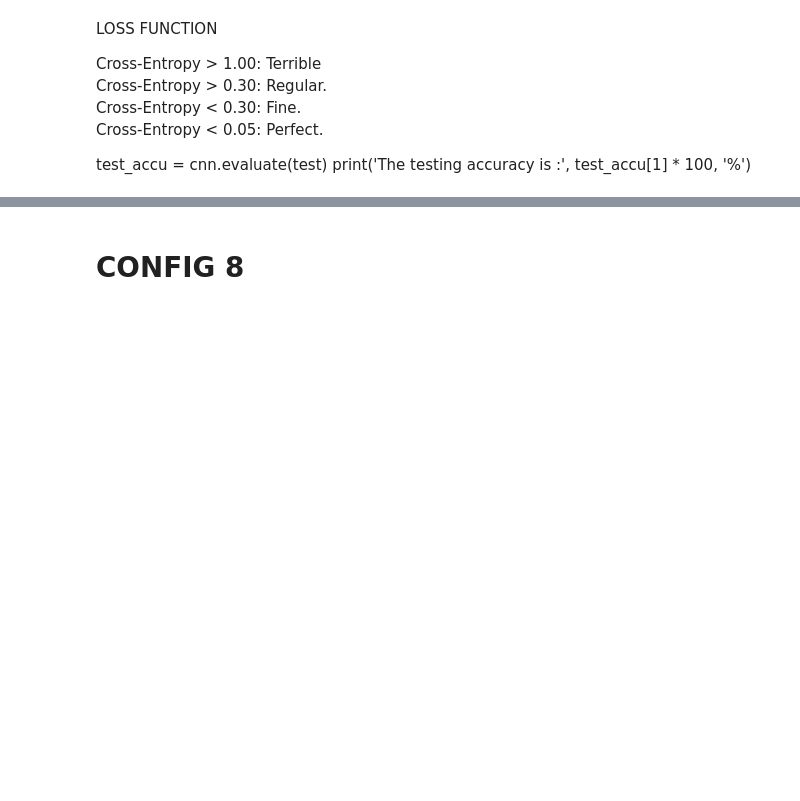
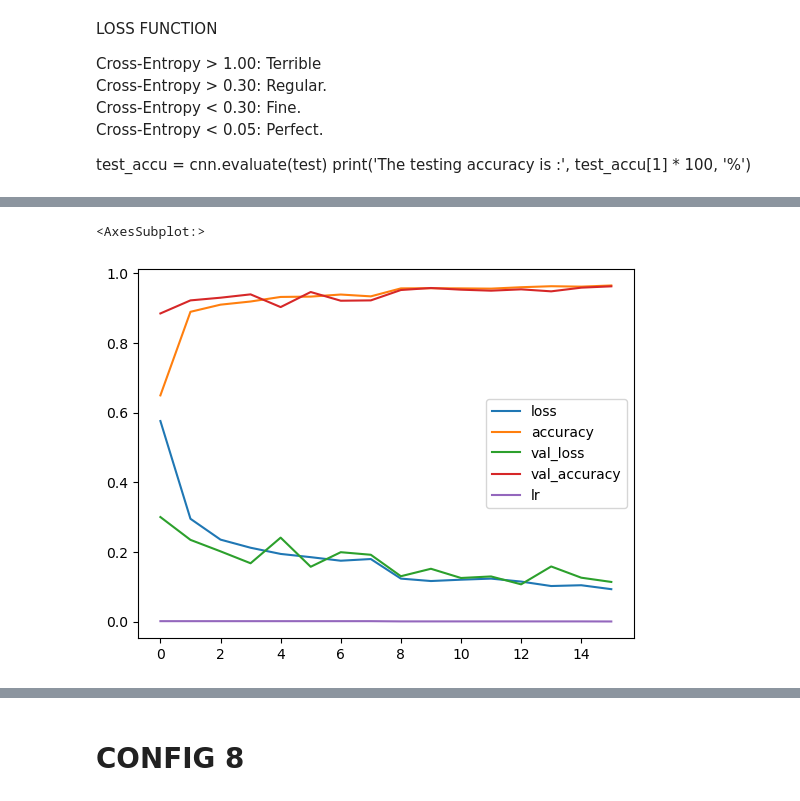
Before and after one commit to 2223066/CCT_Master_Data_Analytics_Sem2_CA1, a Jupyter notebook: MSC_DA_InterGr_CA1_A.ipynb, the cells around one changed output, grey strips where cells are left out. Saved outputs shown, nothing was run; the diff lists cells and outputs as text; code cells hidden in the pictures; blank space fills up the shorter version.

Commit message:
RMSprop optimizer

```diff
--- a/MSC_DA_InterGr_CA1_A.ipynb
+++ b/MSC_DA_InterGr_CA1_A.ipynb
@@ -191,0 +202,73 @@ print('The testing accuracy is :', test_accu[1] * 100, '%')
+# %%
+#The batch refers to the number of training examples utilized in one #iteration
+batch_size = 16
+
+#The dimension of the images we are going to define is 500x500 img_height = 500
+img_height = 500
+img_width = 500
+
+image_gen = ImageDataGenerator(
+                                  rescale = 1./255,
+                                  shear_range = 0.2,
+                                  zoom_range = 0.2,
+                                  horizontal_flip = True,
+                               )
+# Create Image Data Generator for Test/Validation Set
+test_data_gen = ImageDataGenerator(rescale = 1./255)
+
+#LOADING IMAGES
+train = image_gen.flow_from_directory(
+      train_path,
+      target_size = (img_height, img_width),
+      color_mode = 'grayscale',
+      class_mode = 'binary',
+      batch_size = batch_size
+      )
+test = test_data_gen.flow_from_directory(
+      test_path,
+      target_size = (img_height, img_width),
+      color_mode = 'grayscale',
+      shuffle = False, #setting shuffle as False just so we can later compare it with predicted values without having indexing problem
+      class_mode = 'binary',
+      batch_size = batch_size
+      )
+valid = test_data_gen.flow_from_directory(
+      valid_path,
+      target_size = (img_height, img_width),
+      color_mode = 'grayscale',
+      class_mode = 'binary',
+      batch_size = batch_size
+      )
+
+#Adding layers to model
+cnn = Sequential()
+cnn.add(Conv2D(32, (3, 3), activation="relu", input_shape=(img_width, img_height, 1)))
+cnn.add(MaxPooling2D(pool_size = (2, 2)))
+cnn.add(Conv2D(32, (3, 3), activation="relu", input_shape=(img_width, img_height, 1)))
+cnn.add(MaxPooling2D(pool_size = (2, 2)))
+cnn.add(Conv2D(32, (3, 3), activation="relu", input_shape=(img_width, img_height, 1)))
+cnn.add(MaxPooling2D(pool_size = (2, 2)))
+cnn.add(Conv2D(64, (3, 3), activation="relu", input_shape=(img_width, img_height, 1)))
+cnn.add(MaxPooling2D(pool_size = (2, 2)))
+cnn.add(Conv2D(64, (3, 3), activation="relu", input_shape=(img_width, img_height, 1)))
+cnn.add(MaxPooling2D(pool_size = (2, 2)))
+cnn.add(Flatten())
+cnn.add(Dense(activation = 'relu', units = 128))
+cnn.add(Dense(activation = 'relu', units = 64))
+cnn.add(Dense(activation = 'sigmoid', units = 1))
+cnn.compile(optimizer = 'RMSprop', loss = 'binary_crossentropy', metrics = ['accuracy'])
+
+#Defining Callback list
+early = EarlyStopping(monitor = "val_loss", mode = "min", patience = 3)
+learning_rate_reduction = ReduceLROnPlateau(monitor = 'val_loss', patience = 2, verbose = 1, factor = 0.3, min_lr = 0.000001)
+callbacks_list = [early, learning_rate_reduction]
+
+#Assigning Class Weights
+weights = compute_class_weight(class_weight = "balanced", classes = np.unique(train.classes), y = train.classes)
+cw = dict(zip(np.unique(train.classes), weights))
+
+#Fitting the model
+cnn.fit(train, epochs = 25, validation_data = valid, class_weight = cw, callbacks = callbacks_list)
+
+pd.DataFrame(cnn.history.history).plot()
+# %% [output]
@@ -191,0 +292,2 @@ print('The testing accuracy is :', test_accu[1] * 100, '%')
+<AxesSubplot:>
+[figure, added]
```
Also changed, not shown: parts of 14 cells of this notebook.
